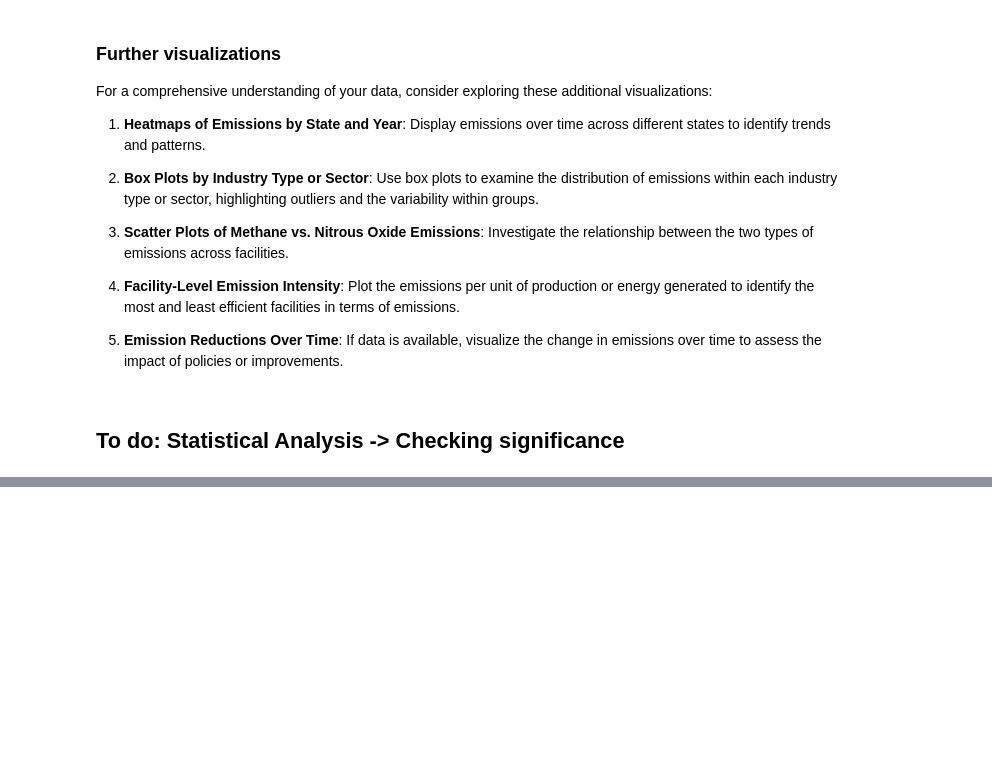
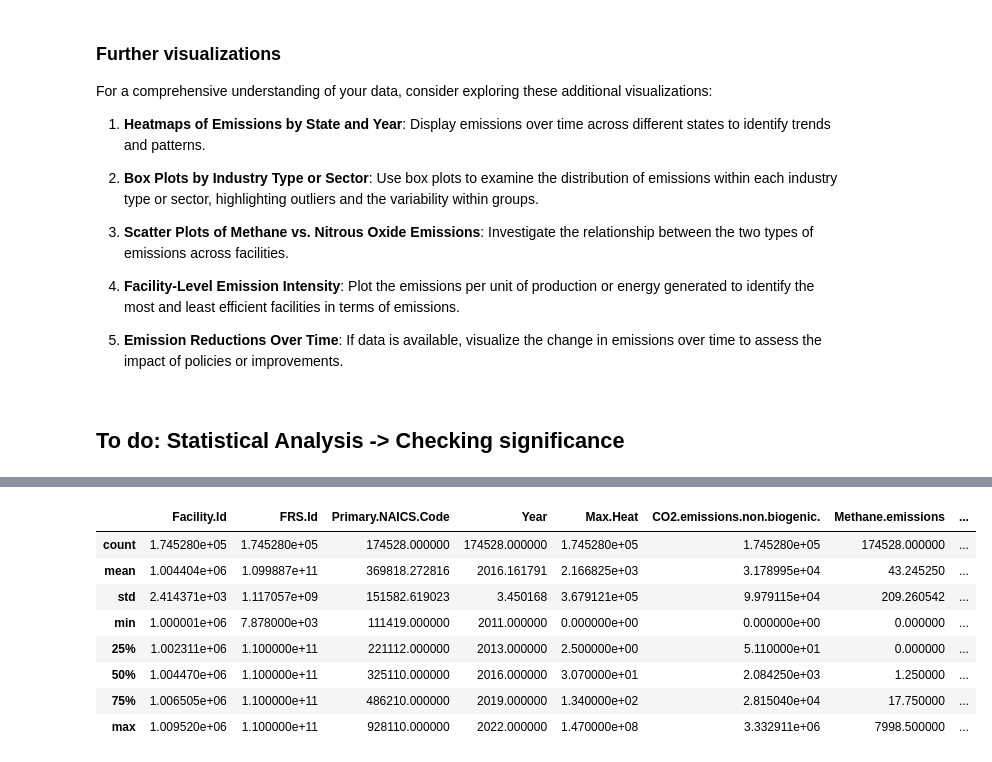
Before and after one commit to JewelsHovan/Datathon-Analytical-Avengers, a Jupyter notebook: EDA.ipynb, the cells around one changed output, grey strips where cells are left out. Drawn from its saved outputs; the diff is of its cells as text; code cells hidden in the pictures; blank space fills up the shorter version.

```diff
--- a/EDA.ipynb
+++ b/EDA.ipynb
@@ -358,0 +361,19 @@ For a comprehensive understanding of your data, consider exploring these additio
+# %%
+try:
+    # Loading the dataset
+    unit_df = pd.read_csv('Data/Unit.csv')
+except Exception as e:
+    print(e)
+# %%
+# Performing initial Exploratory Data Analysis (EDA)
+
+# Displaying the first few rows of the dataframe to understand its structure
+unit_df_head = unit_df.head()
+
+# Getting a summary of the dataframe to understand the data types and missing values
+unit_df_info = unit_df.info()
+
+# Descriptive statistics to understand the numerical columns better
+unit_df_description = unit_df.describe()
+
+unit_df_head
@@ -358,0 +404,12 @@ For a comprehensive understanding of your data, consider exploring these additio
+# %%
+unit_df_description
+# %% [output]
+|  | Facility.Id | FRS.Id | Primary.NAICS.Code | Year | Max.Heat | CO2.emissions.non.biogenic. | Methane.emissions | ... |
+| count | 1.745280e+05 | 1.745280e+05 | 174528.000000 | 174528.000000 | 1.745280e+05 | 1.745280e+05 | 174528.000000 | ... |
+| mean | 1.004404e+06 | 1.099887e+11 | 369818.272816 | 2016.161791 | 2.166825e+03 | 3.178995e+04 | 43.245250 | ... |
+| std | 2.414371e+03 | 1.117057e+09 | 151582.619023 | 3.450168 | 3.679121e+05 | 9.979115e+04 | 209.260542 | ... |
+| min | 1.000001e+06 | 7.878000e+03 | 111419.000000 | 2011.000000 | 0.000000e+00 | 0.000000e+00 | 0.000000 | ... |
+| 25% | 1.002311e+06 | 1.100000e+11 | 221112.000000 | 2013.000000 | 2.500000e+00 | 5.110000e+01 | 0.000000 | ... |
+| 50% | 1.004470e+06 | 1.100000e+11 | 325110.000000 | 2016.000000 | 3.070000e+01 | 2.084250e+03 | 1.250000 | ... |
+| 75% | 1.006505e+06 | 1.100000e+11 | 486210.000000 | 2019.000000 | 1.340000e+02 | 2.815040e+04 | 17.750000 | ... |
+| max | 1.009520e+06 | 1.100000e+11 | 928110.000000 | 2022.000000 | 1.470000e+08 | 3.332911e+06 | 7998.500000 | ... |
```
Also changed, not shown: parts of 4 cells of this notebook.
